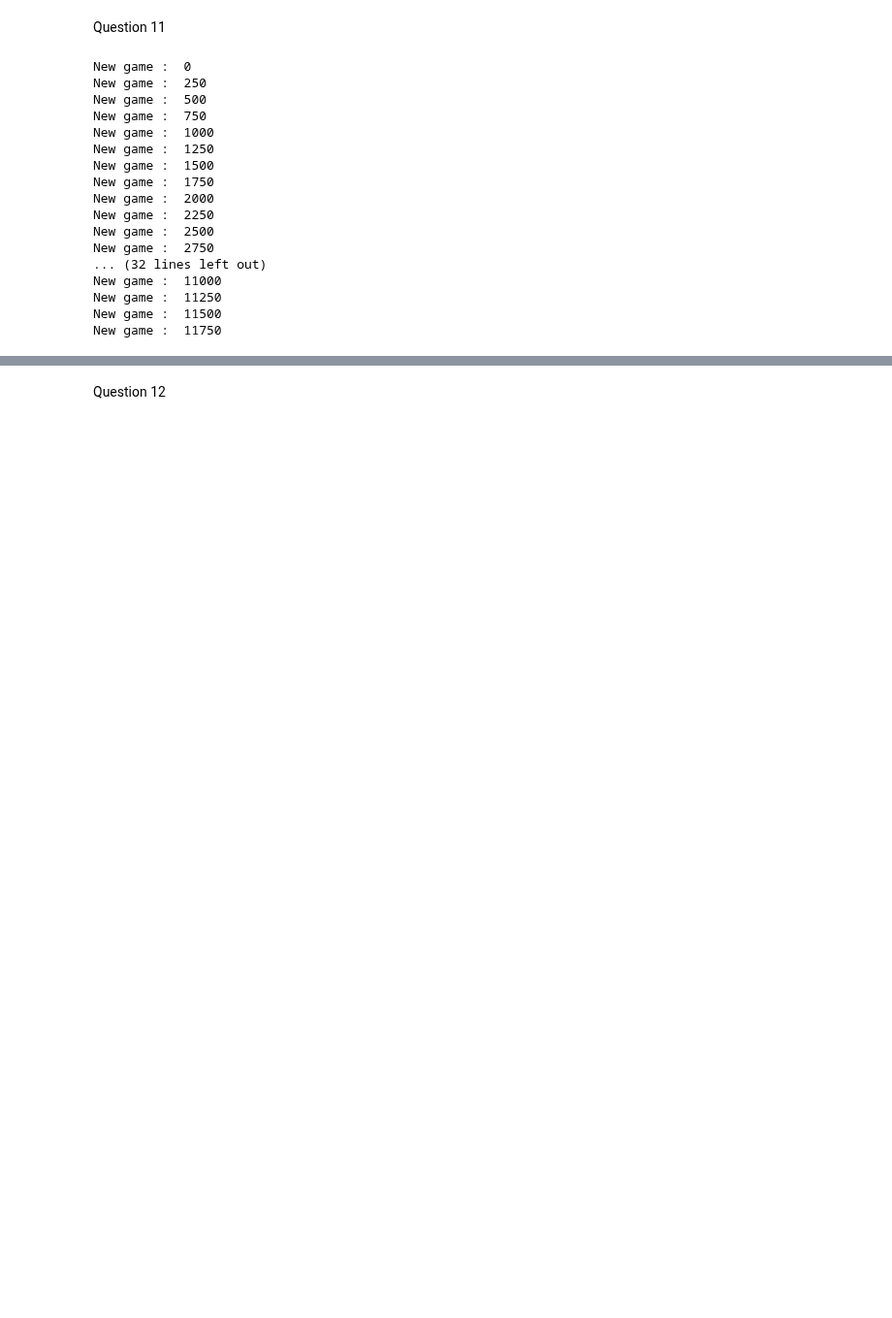
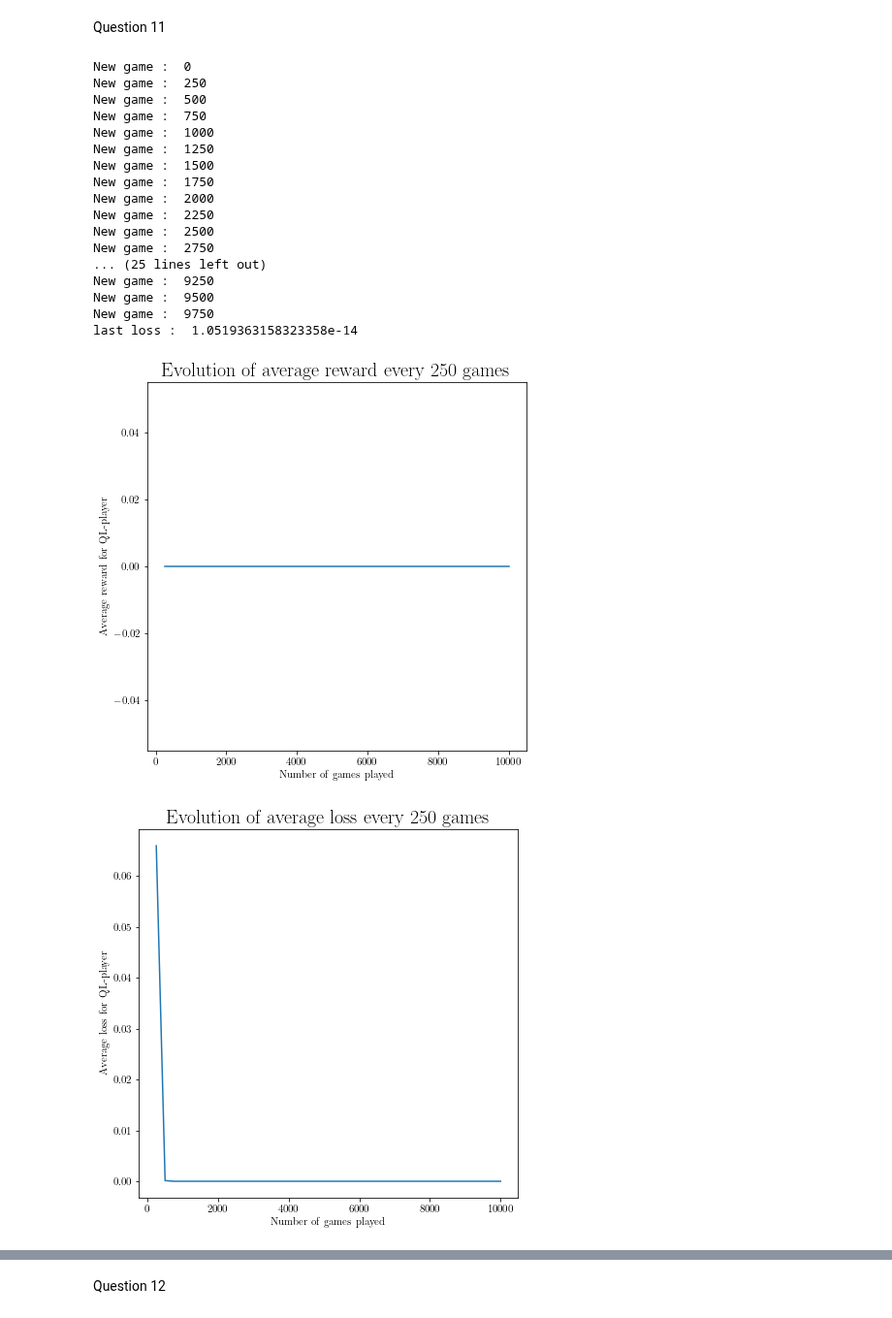
Before and after one commit to louisPoulain/ANN_NIM, a Jupyter notebook: DQN copy 2.ipynb, the cells around one changed output, grey strips where cells are left out. Shown at 97% size. Cells and saved outputs as stored; diff of their text form; code cells hidden in the pictures; blank space fills up the shorter version.

```diff
--- a/DQN copy 2.ipynb
+++ b/DQN copy 2.ipynb
@@ -361,20 +367,22 @@ memory = ReplayMemory(buffer_size)
 # %%
-Q1_DQN(policy_net, target_net, memory, eps_opt = 1, nb_games=20000, question = 'q3-11')
+Q1_DQN(policy_net, target_net, memory, eps = 0.5, eps_opt = 0.5, nb_games=10000, question = 'q3-11', seed = seed)
 # %% [output]
 New game :  0
 New game :  250
 New game :  500
 New game :  750
 New game :  1000
 New game :  1250
 New game :  1500
 New game :  1750
 New game :  2000
 New game :  2250
 New game :  2500
 New game :  2750
-... (32 lines left out)
-New game :  11000
-New game :  11250
-New game :  11500
-New game :  11750
+... (25 lines left out)
+New game :  9250
+New game :  9500
+New game :  9750
+last loss :  1.0519363158323358e-14
+[figure, added]
+[figure, added]
```
Also changed, not shown: parts of 7 cells of this notebook, 4 other files.
